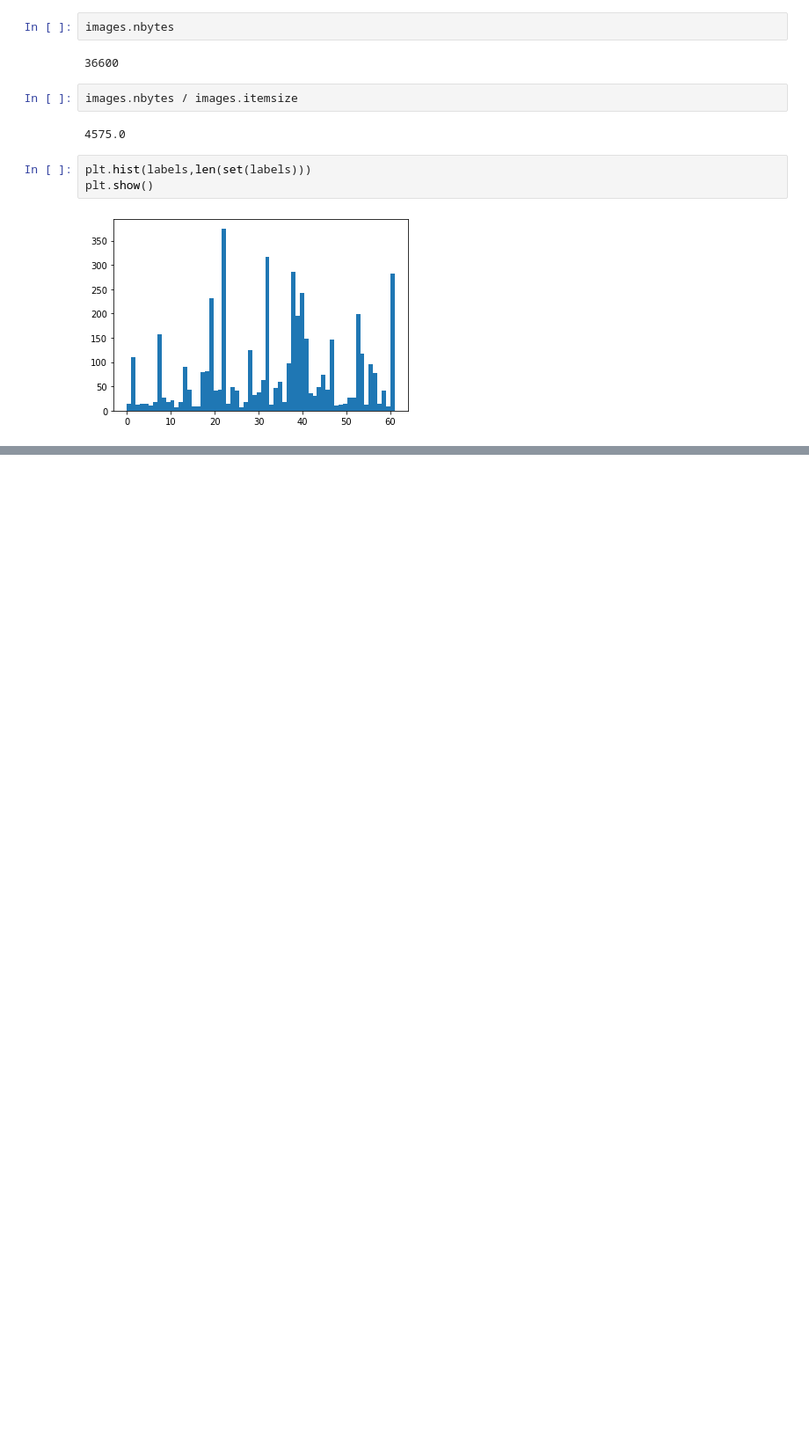
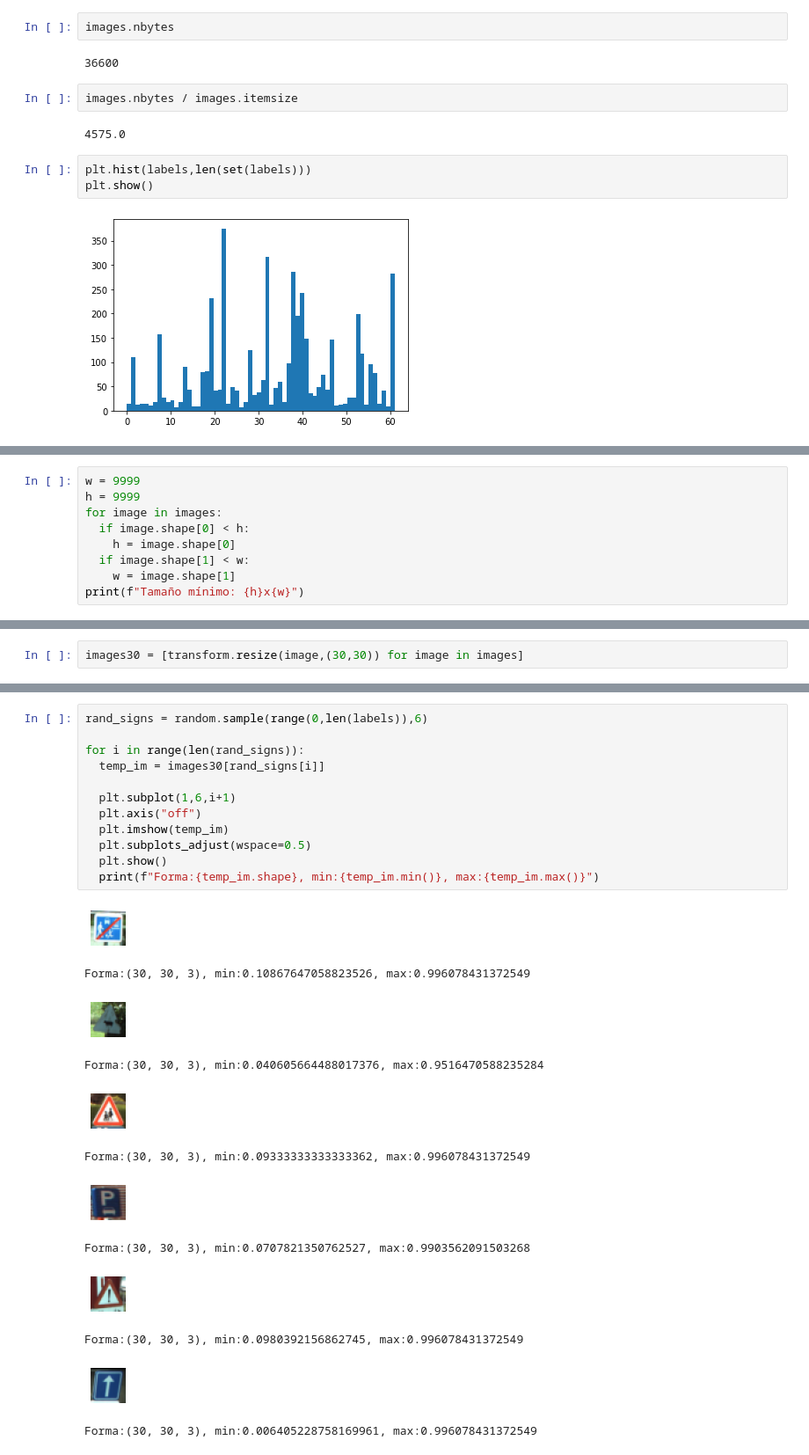
Before and after one commit to MartinSantaGitHub/python-ml-course, a Jupyter notebook: code/T11 - 1 - TensorFlow101.ipynb, the cells around one changed output, grey strips where cells are left out. Shown at 88% size. Drawn from its saved outputs; the diff is of its cells as text; blank space fills up the shorter version.

```diff
--- a/code/T11 - 1 - TensorFlow101.ipynb
+++ b/code/T11 - 1 - TensorFlow101.ipynb
@@ -147,0 +198,9 @@ plt.show()
+# %%
+w = 9999
+h = 9999
+for image in images:
+  if image.shape[0] < h:
+    h = image.shape[0]
+  if image.shape[1] < w:
+    w = image.shape[1]
+print(f"Tamaño mínimo: {h}x{w}")
@@ -147,0 +209,2 @@ plt.show()
+# %%
+images30 = [transform.resize(image,(30,30)) for image in images]
@@ -147,0 +231,25 @@ plt.show()
+# %%
+rand_signs = random.sample(range(0,len(labels)),6)
+
+for i in range(len(rand_signs)):
+  temp_im = images30[rand_signs[i]]
+
+  plt.subplot(1,6,i+1)
+  plt.axis("off")
+  plt.imshow(temp_im)
+  plt.subplots_adjust(wspace=0.5)
+  plt.show()
+  print(f"Forma:{temp_im.shape}, min:{temp_im.min()}, max:{temp_im.max()}")
+# %% [output]
+[figure, added]
+Forma:(30, 30, 3), min:0.10867647058823526, max:0.996078431372549
+[figure, added]
+Forma:(30, 30, 3), min:0.040605664488017376, max:0.9516470588235284
+[figure, added]
+Forma:(30, 30, 3), min:0.09333333333333362, max:0.996078431372549
+[figure, added]
+Forma:(30, 30, 3), min:0.0707821350762527, max:0.9903562091503268
+[figure, added]
+Forma:(30, 30, 3), min:0.0980392156862745, max:0.996078431372549
+[figure, added]
+Forma:(30, 30, 3), min:0.006405228758169961, max:0.996078431372549
```
Also changed, not shown: parts of 25 cells of this notebook.
